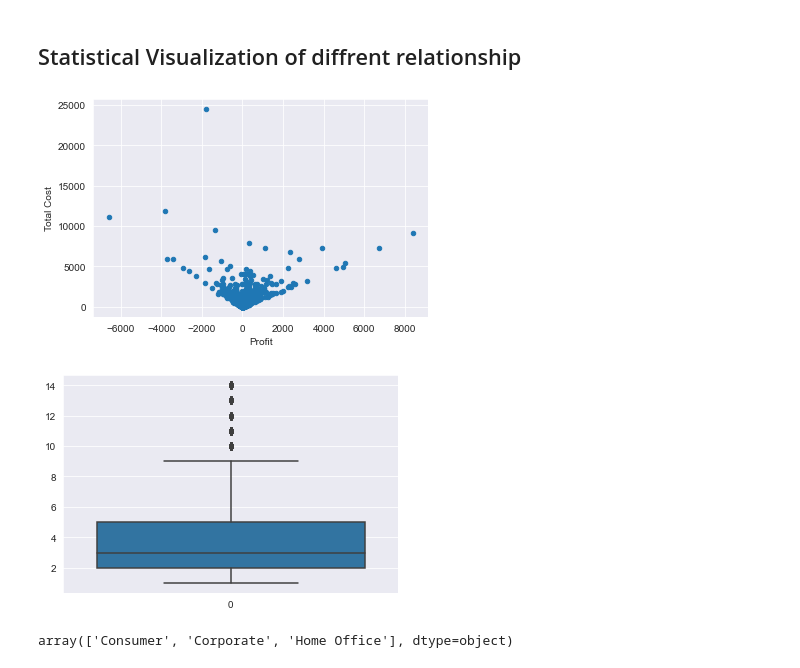
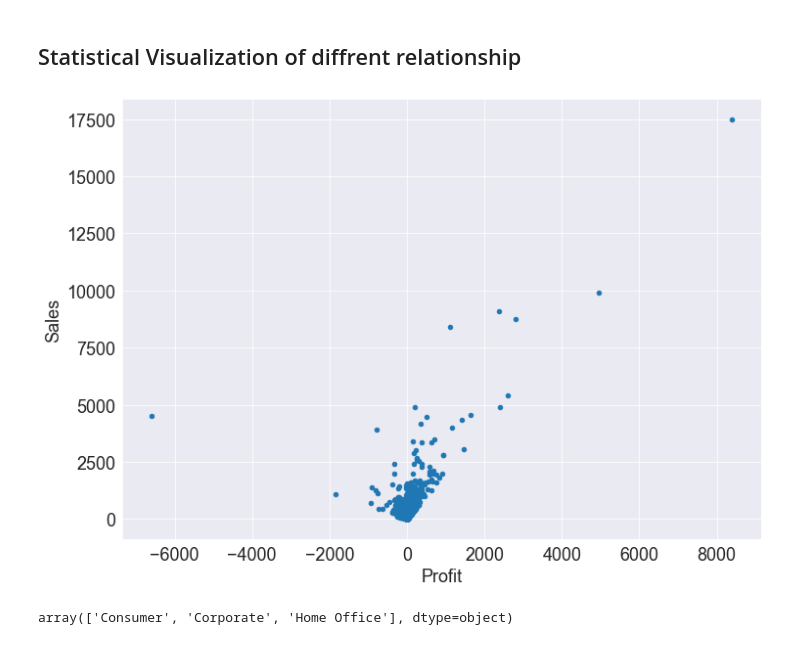
Before and after one commit to ShamikOfficial/Super-Store-Analysis, a Jupyter notebook: Super Store Analysis.ipynb, the cells around one changed output. Drawn from its saved outputs; the diff is of its cells as text; code cells hidden in the pictures.

```diff
--- a/Super Store Analysis.ipynb
+++ b/Super Store Analysis.ipynb
@@ -41,0 +20,24 @@ df_store
+# %%
+#https://data.world/annjackson/2019-superstore
+month_no=0
+year_no=0
+
+df_store = pd.read_csv("Superstore_2019.csv")
+df_store['Order Date'] = pd.to_datetime(df_store['Order Date'])
+
+year_range=list(df_store['Order Date'].dt.year.unique())
+print(year_range)
+year_no=int(input("Enter the year number from the year list to generate Annual Report: "))
+if year_no in year_range:
+    df_store = df_store[df_store['Order Date'].dt.year == year_no]
+
+month_range=list(df_store['Order Date'].dt.month.unique())
+print(month_range)
+month_no=int(input("Enter the month number from the month list to generate Monthly Report or Enter 0 to get Annual Report:"))
+
+if month_no in month_range:
+    df_store = df_store[df_store['Order Date'].dt.month == month_no]
+
+df_store = df_store.drop(["Number of Records","Postal Code"], axis=1, inplace=False)
+df_store['Total Cost']=(df_store['Sales']-df_store['Profit'])
+df_store
@@ -59,19 +79,18 @@ Index(['Category', 'City', 'Country', 'Customer Name', 'Discount',
        'Quantity', 'Region', 'Sales', 'Segment', 'Ship Date', 'Ship Mode',
        'State', 'Sub-Category', 'Total Cost'],
       dtype='object')
+# %%
+rcParams['font.size'] = '18'
+rcParams['figure.figsize'] = 11.7,8.27
+output_dir="temp_image"
 # %% [markdown]
 ## Statistical Visualization of diffrent relationship
 # %%
 sns.set_style('darkgrid')
-df_store.plot(y="Total Cost", x="Profit", kind="scatter")
+df_store.plot(y="Sales", x="Profit", kind="scatter")
 plt.show()
 # %% [output]
-[figure, old version]
+[figure, new version]
-# %%
-sns.boxplot(data = df_store['Quantity'])
-plt.show()
-# %% [output]
-[figure, removed]
 # %%
 df_store['Segment'].unique()
 # %% [output]
```
Also changed, not shown: parts of 38 cells of this notebook, 12 other files.
